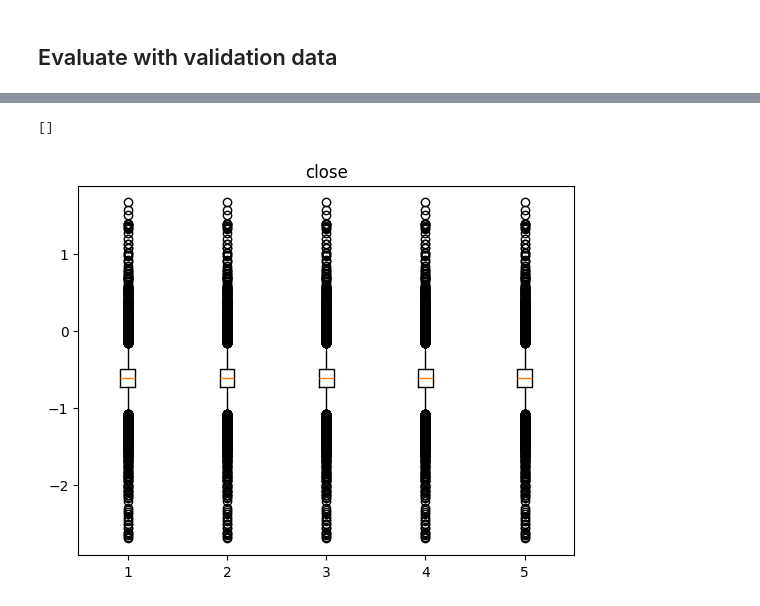
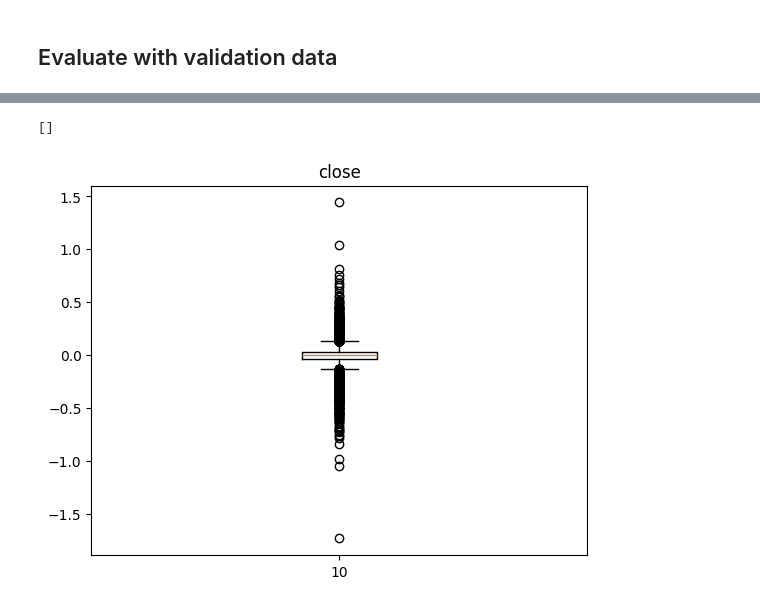
Before and after one commit to Naradice/stocknet_study, a Jupyter notebook: Models/Transformer/DiffClassIDToken/StdID_Close_Softmax.ipynb, the cells around one changed output, grey strips where cells are left out. Drawn from its saved outputs; the diff is of its cells as text; code cells hidden in the pictures.

```diff
--- a/Models/Transformer/DiffClassIDToken/StdID_Close_Softmax.ipynb
+++ b/Models/Transformer/DiffClassIDToken/StdID_Close_Softmax.ipynb
@@ -1002,0 +1270,13 @@ for index in range(0, len(ds), batch_size):
+# %%
+quant_1_df = pd.DataFrame(np.quantile(mean_diff_values_array, 0.25, axis=batch_dim), columns=["close_diff"])
+quant_2_df = pd.DataFrame(np.quantile(mean_diff_values_array, 0.5, axis=batch_dim), columns=["close_diff"])
+quant_3_df = pd.DataFrame(np.quantile(mean_diff_values_array, 0.75, axis=batch_dim), columns=["close_diff"])
+min_df = pd.DataFrame(np.min(mean_diff_values_array, axis=batch_dim), columns=["close_diff"])
+max_df = pd.DataFrame(np.max(mean_diff_values_array, axis=batch_dim), columns=["close_diff"])
+
+# plot quantile values with prediction steps
+for index in range(0, 10):
+  plt.boxplot(mean_diff_values_array[:, index], positions=[index+1])
+
+plt.title('close')
+plt.plot()
@@ -1003,15 +1297,8 @@ for index in range(0, len(ds), batch_size):
 # %%
-if batch_first:
-    diff_array = pre_ohlc - ans_ohlc[:, 1:]
-    len_dim = 1
-else:
-    diff_array = pre_ohlc - ans_ohlc[1:]
-    len_dim = 0
+diff_array_org = ans_diffs - pre_diffs.mean(axis=1)
+mean_org_df = pd.DataFrame(np.mean(diff_array_org, axis=batch_dim), columns=["mean_error"])
+var_org_df = pd.DataFrame(np.var(diff_array_org, axis=batch_dim), columns=["std_error"])
 
-columns = ["close"]
-mean_df = pd.DataFrame(np.mean(diff_array, axis=batch_dim), columns=columns)
-var_df = pd.DataFrame(np.var(diff_array, axis=batch_dim), columns=columns)
-
-print(mean_df)
-print(var_df)
+print(mean_org_df)
+print(var_org_df)
 # %% [output]
@@ -1062,16 +1322,13 @@ plt.plot()
 # %%
-quant_1_df = pd.DataFrame(np.quantile(diff_array, 0.25, axis=batch_dim), columns=columns)
-quant_2_df = pd.DataFrame(np.quantile(diff_array, 0.5, axis=batch_dim), columns=columns)
-quant_3_df = pd.DataFrame(np.quantile(diff_array, 0.75, axis=batch_dim), columns=columns)
-min_df = pd.DataFrame(np.min(diff_array, axis=batch_dim), columns=columns)
-max_df = pd.DataFrame(np.max(diff_array, axis=batch_dim), columns=columns)
+quant_1_org_df = pd.DataFrame(np.quantile(diff_array_org, 0.25, axis=batch_dim), columns=["close"])
+quant_2_org_df = pd.DataFrame(np.quantile(diff_array_org, 0.5, axis=batch_dim), columns=["close"])
+quant_3_org_df = pd.DataFrame(np.quantile(diff_array_org, 0.75, axis=batch_dim), columns=["close"])
+min_org_df = pd.DataFrame(np.min(diff_array_org, axis=batch_dim), columns=["close"])
+max_org_df = pd.DataFrame(np.max(diff_array_org, axis=batch_dim), columns=["close"])
 
-# plot quantile values with prediction steps
-for index in range(0, 5):
-  plt.boxplot(get_feature_by_step(diff_array, step, 0), positions=[index+1])
-
+plt.boxplot(diff_array_org[:, index], positions=[index+1])
 plt.title('close')
 plt.plot()
 # %% [output]
 []
-[figure, old version]
+[figure, new version]
```
Also changed, not shown: parts of 57 cells of this notebook.
